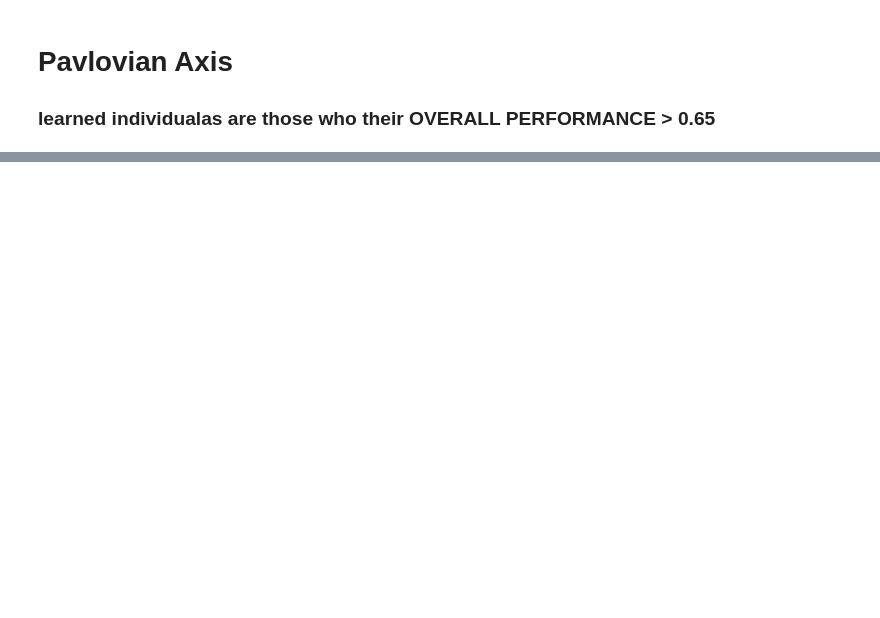
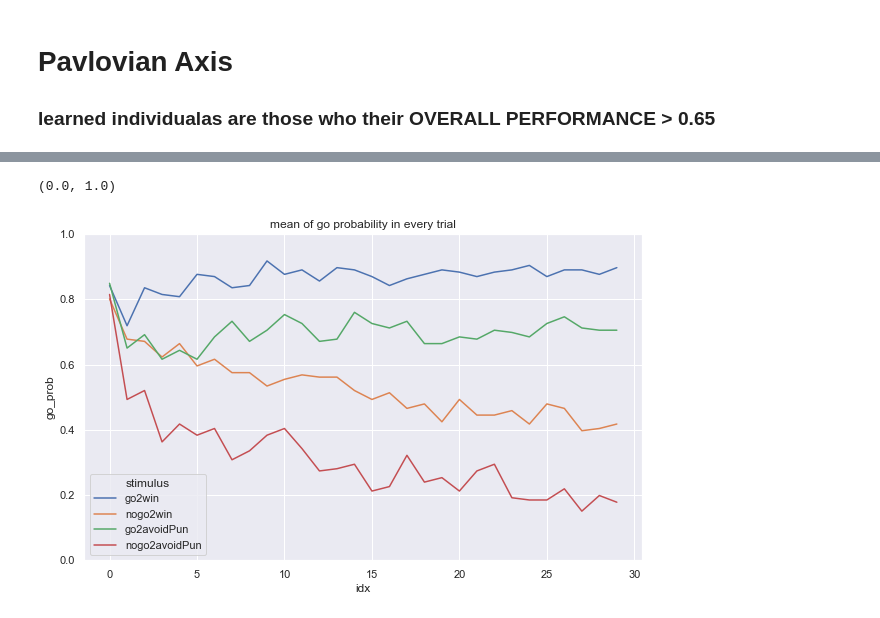
Before and after one commit to Sepsad/Interindividual-differences-in-Learning-to-Act-or-Avoid, a Jupyter notebook: First_session.ipynb, the cells around one changed output, grey strips where cells are left out. Cells and saved outputs as stored; diff of their text form; code cells hidden in the pictures; blank space fills up the shorter version.

```diff
--- a/First_session.ipynb
+++ b/First_session.ipynb
@@ -227,0 +193,6 @@ final_performace_data.to_csv('Data/first_round_final_performance.csv')
+# %%
+result_of_trials = circle_task_logs[['mturkID', 'internal_node_id', 'response', 'side', 'choice', 'cond_action', 'cond_outcome','correct_action', 'outcome', 'feedback_points', 'block']].copy()
+
+result_of_trials['stimulus'] = result_of_trials['cond_action'] + '2' + result_of_trials['cond_outcome']
+result_of_trials['is_go'] = result_of_trials.choice == 'go'
+result_of_trials['is_go'].replace({True: 1, False: 0}, inplace=True)
@@ -227,0 +231,24 @@ final_performace_data.to_csv('Data/first_round_final_performance.csv')
+# %%
+go_prob_df = pd.DataFrame({'go2win': go2win_go_prob,
+                            'nogo2win': nogo2win_go_prob,
+                            'go2avoidPun': go2avoidPun_go_prob,\
+                            'nogo2avoidPun': nogo2avoidPun_go_prob})
+
+# go_prob_df['idx'] = go_prob_df.index
+
+go_prob_df = go_prob_df.melt().rename(columns={'variable': 'stimulus', 'value': 'go_prob'})
+# %%
+go_prob_df.loc[go_prob_df.stimulus == 'go2win', 'idx'] = range(0,30)
+go_prob_df.loc[go_prob_df.stimulus == 'nogo2win', 'idx'] = range(0,30)
+go_prob_df.loc[go_prob_df.stimulus == 'go2avoidPun', 'idx'] = range(0,30)
+go_prob_df.loc[go_prob_df.stimulus == 'nogo2avoidPun', 'idx'] = range(0,30)
+# %%
+plt.figure(figsize=(10,6))
+ax = sns.lineplot(x="idx", y="go_prob",
+             hue="stimulus",
+             data=go_prob_df)
+plt.title("mean of go probability in every trial")
+plt.ylim(0,1)
+# %% [output]
+(0.0, 1.0)
+[figure, added]
```
Also changed, not shown: parts of 22 cells of this notebook, 1 other file.
